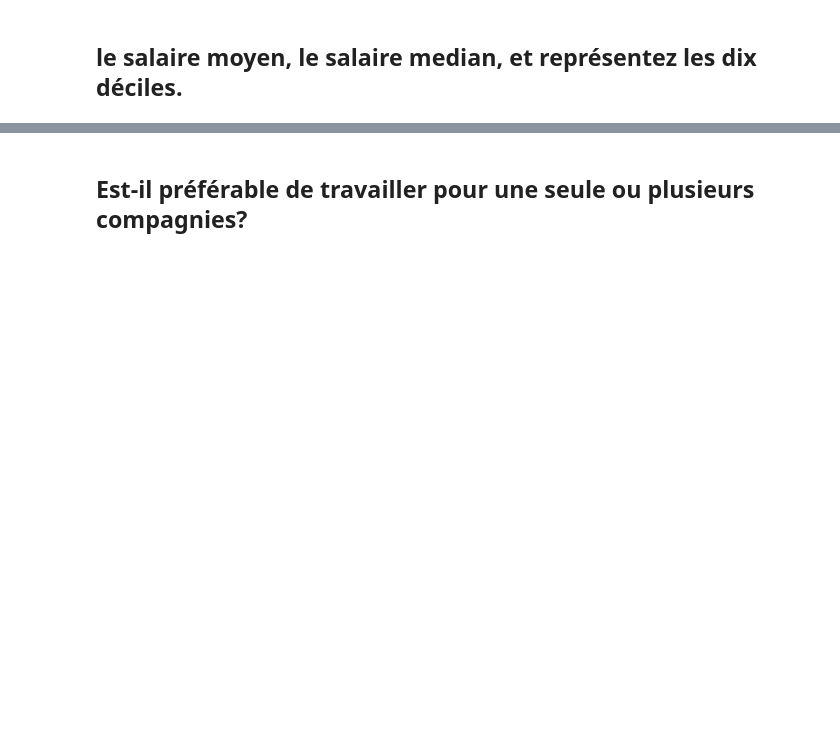
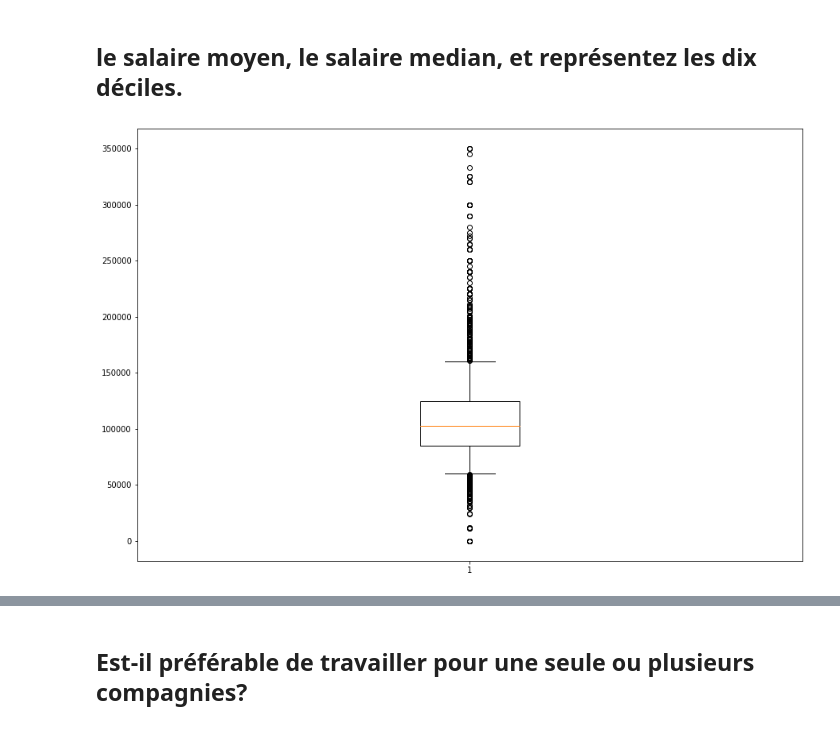
Before and after one commit to MarieDeSmedt/american-dream, a Jupyter notebook: notebook/data_visualization.ipynb, the cells around one changed output, grey strips where cells are left out. Cells and saved outputs as stored; diff of their text form; code cells hidden in the pictures; blank space fills up the shorter version.

```diff
--- a/notebook/data_visualization.ipynb
+++ b/notebook/data_visualization.ipynb
@@ -8,6 +8,7 @@ import numpy as np
 import pandas as pd
 import sqlalchemy
 import mysql.connector
+import seaborn as sns
 
 
 import sys
@@ -18,5 +19,14 @@ from src.d00_utils.mysql_utils import connect_to_mysql,save_to_mysql
 db_connection = connect_to_mysql()
 
 df_todisplay = pd.read_sql("cleaned_survey",con=db_connection)
+df = df_todisplay.drop(columns=['index', 'level_0'])
 # %% [markdown]
 ## le salaire moyen, le salaire median, et représentez les dix déciles.
+# %%
+plt.figure(figsize = (15,10))
+
+ax = plt.boxplot(df["SalaryUSD"], whis=[5,95],)
+
+plt.show()
+# %% [output]
+[figure, added]
```
Also changed, not shown: parts of 12 cells of this notebook.
